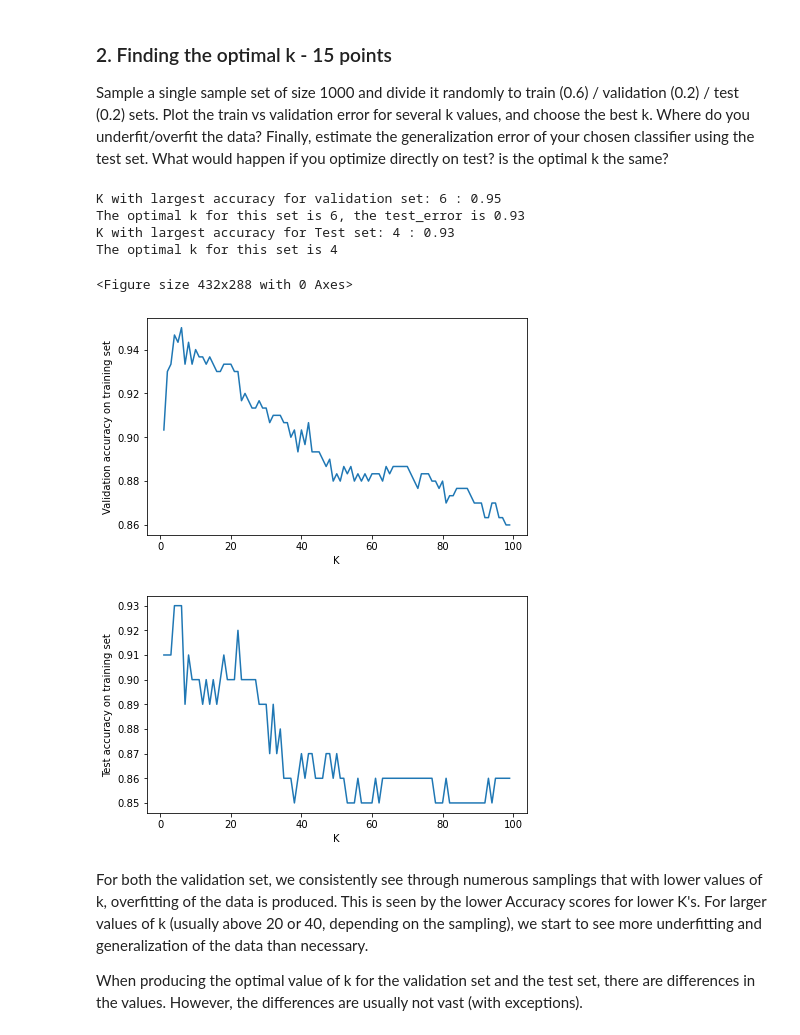
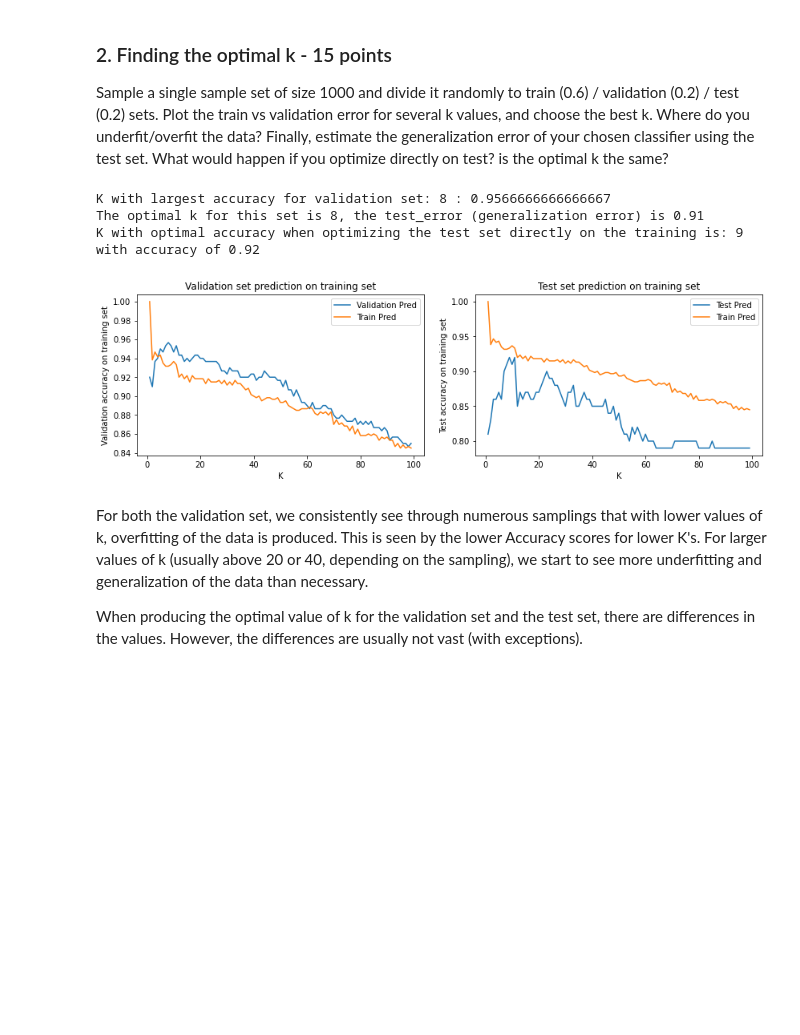
Before and after one commit to Shuaf98/y-data, a Jupyter notebook: ydata_supervised_learning/lecture1_intro_knn/Shua_intro_ml_knn_exercise.ipynb, the cells around one changed output. Cells and saved outputs as stored; diff of their text form; code cells hidden in the pictures; blank space fills up the shorter version.

```diff
--- a/ydata_supervised_learning/lecture1_intro_knn/Shua_intro_ml_knn_exercise.ipynb
+++ b/ydata_supervised_learning/lecture1_intro_knn/Shua_intro_ml_knn_exercise.ipynb
@@ -221,61 +221,67 @@ x_valid, x_test, y_valid, y_test = sklearn.model_selection.train_test_split(x_re
 
 k_vals = np.arange(1,100,1)
 acc_vals = []
+train_vals = []
 test_vals = []
+
+fig = plt.figure(figsize= (12,4))
 
 for k in k_vals:
     pred_y_valid = pred_y(x_train, y_train, x_valid, k)
     valid_error = accuracy(y_valid, pred_y_valid)
     acc_vals.append(valid_error)
 
-fig = plt.figure()
-plt.figure(figsize = (12,4))
+    pred_y_train = pred_y(x_train, y_train, x_train, k)
+    train_error = accuracy(y_train, pred_y_train)
+    train_vals.append(train_error)
+
 plt.subplot(1,2,1)
 plt.plot(k_vals, acc_vals)
-# plt.legend(['train', 'valid'], fontsize = 'x-large')
+plt.plot(k_vals, train_vals)
+plt.legend(['Validation Pred', 'Train Pred'])
 plt.ylabel('Validation accuracy on training set')
 plt.xlabel('K')
+plt.title('Validation set prediction on training set')
+
 plt.tight_layout(pad = 2.0)
 
 print(f'K with largest accuracy for validation set: {np.argmax(acc_vals)+1} : {np.max(acc_vals)}')
 
 optimal_k = np.argmax(acc_vals)+1
 #Now, calculate the error of the training set, using our newfound optimal K.
 
 pred_y_test = pred_y(x_train, y_train, x_test, optimal_k)
 test_error = accuracy(y_test, pred_y_test)
-print(f"The optimal k for this set is {optimal_k}, the test_error is {test_error}")
+print(f"The optimal k for this set is {optimal_k}, the test_error (generalization error) is {test_error}")
 
 
 #Now, we will try to optimize directly on the training set, and see if our optimal K value is any different.
 k_vals = np.arange(1,100,1)
 acc_vals = []
 test_vals = []
 
 for k in k_vals:
     pred_y_test = pred_y(x_train, y_train, x_test, k)
     valid_error = accuracy(y_test, pred_y_test)
     acc_vals.append(valid_error)
 
-plt.figure(figsize = (12,4))
-plt.subplot(1,2,1)
+plt.subplot(1,2,2)
 plt.plot(k_vals, acc_vals)
-# plt.legend(['train', 'valid'], fontsize = 'x-large')
+plt.plot(k_vals, train_vals)
+plt.legend(['Test Pred', 'Train Pred'])
 plt.ylabel('Test accuracy on training set')
 plt.xlabel('K')
+plt.title('Test set prediction on training set')
 plt.tight_layout(pad = 2.0)
 
-print(f'K with largest accuracy for Test set: {np.argmax(acc_vals)+1} : {np.max(acc_vals)}')
+print(f'K with optimal accuracy when optimizing the test set directly on the training is: {np.argmax(acc_vals)+1} with accuracy of {np.max(acc_vals)}')
 optimal_k = np.argmax(acc_vals)+1
-print(f"The optimal k for this set is {optimal_k}")
+# print(f"The optimal k for this set is {optimal_k}")
 # %% [output]
-K with largest accuracy for validation set: 6 : 0.95
-The optimal k for this set is 6, the test_error is 0.93
-K with largest accuracy for Test set: 4 : 0.93
-The optimal k for this set is 4
+K with largest accuracy for validation set: 8 : 0.9566666666666667
+The optimal k for this set is 8, the test_error (generalization error) is 0.91
+K with optimal accuracy when optimizing the test set directly on the training is: 9 with accuracy of 0.92
-<Figure size 432x288 with 0 Axes>
-[figure, old version]
+[figure, new version]
-[figure, removed]
 # %% [markdown]
 For both the validation set, we consistently see through numerous samplings that with lower values of k, overfitting of the data is produced. This is seen by the lower Accuracy scores for lower K's. For larger values of k (usually above 20 or 40, depending on the sampling), we start to see more underfitting and generalization of the data than necessary.
 
```
Also changed, not shown: parts of 4 cells of this notebook, 1 other file.
